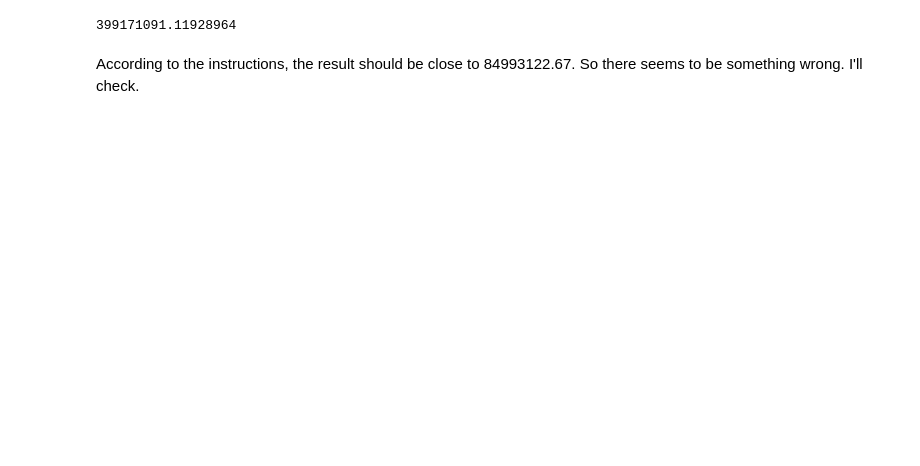
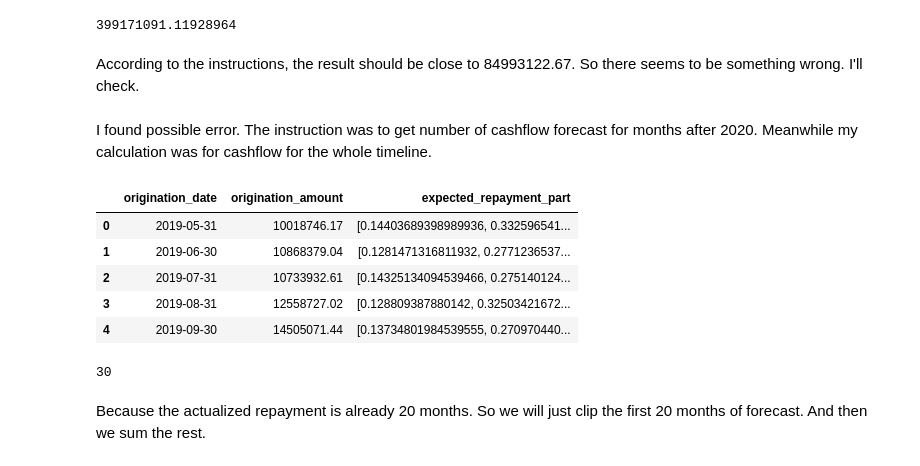
Before and after one commit to nug1209/PwC_Switzerland_Digital_Intelligence_Virtual_Case_Experience, a Jupyter notebook: PwC_Task_3.ipynb, the cells around one changed output. Drawn from its saved outputs; the diff is of its cells as text; code cells hidden in the pictures; blank space fills up the shorter version.

```diff
--- a/PwC_Task_3.ipynb
+++ b/PwC_Task_3.ipynb
@@ -241,0 +239,18 @@ According to the instructions, the result should be close to 84993122.67. So the
+# %% [markdown]
+I found possible error. The instruction was to get number of cashflow forecast for months after 2020. Meanwhile my calculation was for cashflow for the whole timeline.
+# %%
+df_agg2 = df_agg[['origination_date', 'origination_amount', 'expected_repayment_part']]
+df_agg2.head()
+# %% [output]
+|  | origination_date | origination_amount | expected_repayment_part |
+| 0 | 2019-05-31 | 10018746.17 | [0.14403689398989936, 0.332596541... |
+| 1 | 2019-06-30 | 10868379.04 | [0.1281471316811932, 0.2771236537... |
+| 2 | 2019-07-31 | 10733932.61 | [0.14325134094539466, 0.275140124... |
+| 3 | 2019-08-31 | 12558727.02 | [0.128809387880142, 0.32503421672... |
+| 4 | 2019-09-30 | 14505071.44 | [0.13734801984539555, 0.270970440... |
+# %%
+len(df_agg2['expected_repayment_part'][10])
+# %% [output]
+30
+# %% [markdown]
+Because the actualized repayment is already 20 months. So we will just clip the first 20 months of forecast. And then we sum the rest.
```
Also changed, not shown: parts of 7 cells of this notebook.
